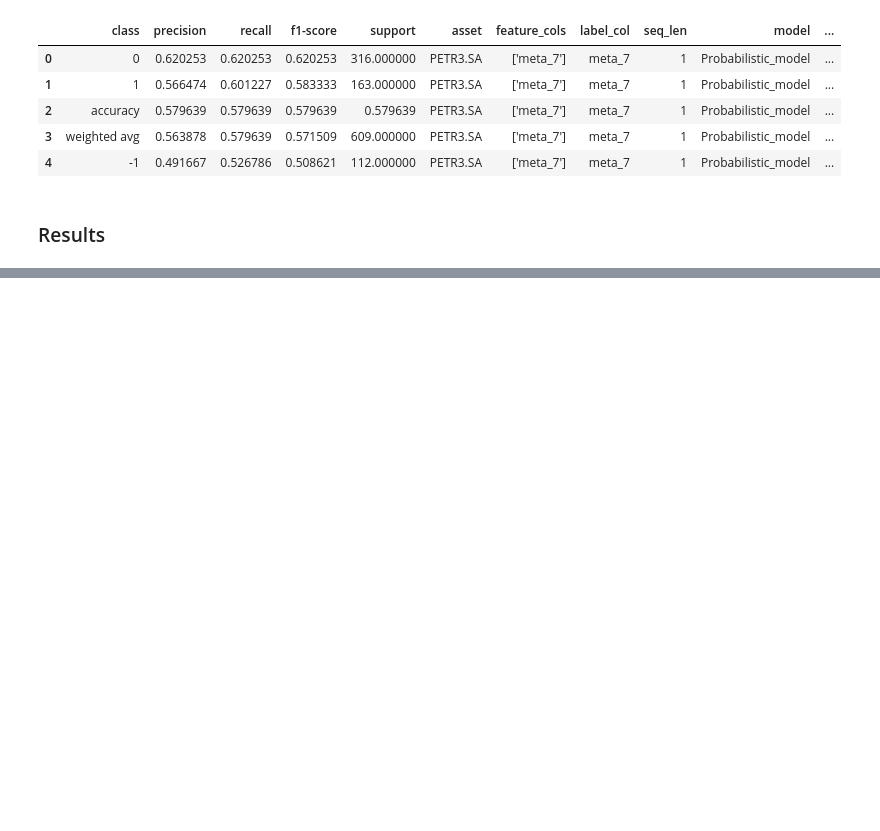
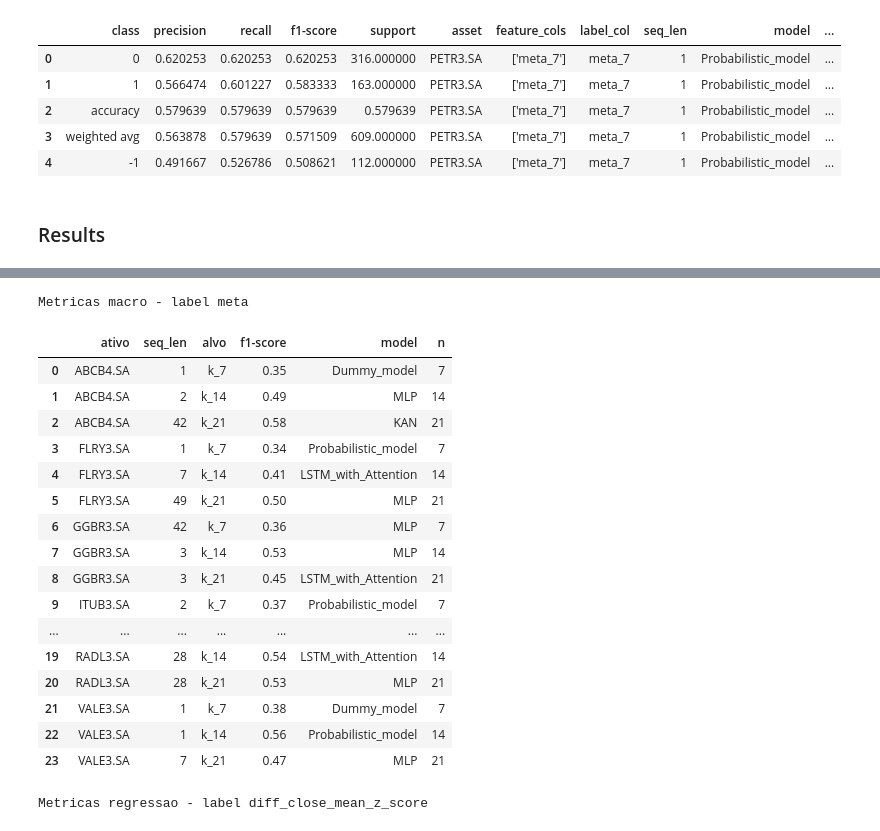
Before and after one commit to semcovici/Mean-Reversion-Prediction-with-Brazilian-Stocks-Market, a Jupyter notebook: notebooks/results_monografia.ipynb, the cells around one changed output, grey strips where cells are left out. Saved outputs shown, nothing was run; the diff lists cells and outputs as text; code cells hidden in the pictures; blank space fills up the shorter version.

```diff
--- a/notebooks/results_monografia.ipynb
+++ b/notebooks/results_monografia.ipynb
@@ -381,8 +239,8 @@ for label in reg.label_col.unique():
     print(f"label: {label}")
 
 
-    if 'meta' in label: label_formated = label.replace('meta', 'k')
-    if 'diff_close_mean_z_score' in label: label_formated = label.replace('diff_close_mean_z_score', 'z')
+    # if 'meta' in label: label_formated = label.replace('meta', 'k')
+    # if 'diff_close_mean_z_score' in label: label_formated = label.replace('diff_close_mean_z_score', 'z')
 
     df_plt = reg[(reg.label_col == label)]
 
@@ -391,10 +249,10 @@ for label in reg.label_col.unique():
         x="model",
         y="R-squared (R2)",
         points="all",
-        title = f'Distribuição de f1 para os experimentos \n label:{label_formated}'
+        title = f'Distribuição de R2 para os experimentos para a predição de {label}'
         )
 
-    fig.write_image(PATH_REPORTS + f"/images/box_plot_exp_dist_label={label_formated}_reg.png")
+    fig.write_image(PATH_REPORTS + f"/images/box_plot_exp_dist_label={label}_reg.png")
     # fig.update_traces(boxpoints=False)
     fig.show()
 # %% [output]
@@ -406,8 +264,9 @@ for label in macro_clf.label_col.unique():
 
     print(f"label: {label}")
 
-    if 'meta' in label: label_col = label.replace('meta', 'k')
-    if 'diff_close_mean_z_score' in label: label_col = label.replace('diff_close_mean_z_score', 'z')
+
+    # if 'meta' in label: label_col = label.replace('meta', 'k')
+    # if 'diff_close_mean_z_score' in label: label_col = label.replace('diff_close_mean_z_score', 'z')
 
     df_plt = macro_clf[(macro_clf.label_col == label)]
 
@@ -416,7 +275,7 @@ for label in macro_clf.label_col.unique():
         x="model",
         y="f1-score",
         points="all",
-        title = f'Distribuição dos resultados de f1 para os experimentos - label: {label}'
+        title = f'Distribuição dos resultados de F1-Score macro para os experimentos para a predição de {label}'
         )
 
     fig.write_image(PATH_REPORTS + f"/images/box_plot_exp_dist_label={label}_clf.png")
@@ -427,0 +376,49 @@ label: meta_21
+# %%
+metrics_clf = macro_clf[macro_clf.label_col.str.contains('k')].\
+drop(['support', 'scaling_method', 'prediction_type', 'class'], axis =1 ).\
+        rename({'asset': 'ativo', 'label_col': 'alvo'},axis=1)[['ativo','seq_len','alvo', 'f1-score', 'model']]
+
+# metrics_clf.alvo = metrics_clf.alvo.apply(lambda x: x.replace('meta', 'k'))
+
+metrics_clf['n'] = metrics_clf.alvo.apply(lambda x: int(x[x.find('_') + 1:]))
+
+
+
+
+metrics_reg = reg[reg.label_col.str.contains('z')].\
+    drop(['scaling_method', 'prediction_type', 'feature_cols'], axis = 1).\
+        rename({'asset': 'ativo', 'label_col': 'alvo','f1-score':'valor'},axis=1)[['ativo','seq_len','alvo', 'R-squared (R2)', 'model']].round(2)
+
+metrics_reg['n'] = metrics_reg.alvo.apply(lambda x: int(x[x.find('_') + 1:]))
+
+# metrics_reg.alvo = metrics_reg.alvo.apply(lambda x: x.replace('diff_close_mean_z_score', 'z'))
+
+better_k = metrics_clf.loc[metrics_clf.groupby(['alvo','ativo'])['f1-score'].idxmax()].round(2).sort_values(['ativo','n']).reset_index(drop=True).rename({'seq_len':'s', 'f1-score':'f1-score macro'},axis=1)
+better_z = metrics_reg.loc[metrics_reg.groupby(['alvo','ativo'])['R-squared (R2)'].idxmax()].round(2).sort_values(['ativo','n']).reset_index(drop=True)
+# %%
+print('Metricas macro - label meta')
+
+display(better_k)
+print('Metricas regressao - label diff_close_mean_z_score')
+
+display(better_z)
+# %% [output]
+Metricas macro - label meta
+|  | ativo | seq_len | alvo | f1-score | model | n |
+| 0 | ABCB4.SA | 1 | k_7 | 0.35 | Dummy_model | 7 |
+| 1 | ABCB4.SA | 2 | k_14 | 0.49 | MLP | 14 |
+| 2 | ABCB4.SA | 42 | k_21 | 0.58 | KAN | 21 |
+| 3 | FLRY3.SA | 1 | k_7 | 0.34 | Probabilistic_model | 7 |
+| 4 | FLRY3.SA | 7 | k_14 | 0.41 | LSTM_with_Attention | 14 |
+| 5 | FLRY3.SA | 49 | k_21 | 0.50 | MLP | 21 |
+| 6 | GGBR3.SA | 42 | k_7 | 0.36 | MLP | 7 |
+| 7 | GGBR3.SA | 3 | k_14 | 0.53 | MLP | 14 |
+| 8 | GGBR3.SA | 3 | k_21 | 0.45 | LSTM_with_Attention | 21 |
+| 9 | ITUB3.SA | 2 | k_7 | 0.37 | Probabilistic_model | 7 |
+| ... | ... | ... | ... | ... | ... | ... |
+| 19 | RADL3.SA | 28 | k_14 | 0.54 | LSTM_with_Attention | 14 |
+| 20 | RADL3.SA | 28 | k_21 | 0.53 | MLP | 21 |
+| 21 | VALE3.SA | 1 | k_7 | 0.38 | Dummy_model | 7 |
+| 22 | VALE3.SA | 1 | k_14 | 0.56 | Probabilistic_model | 14 |
+| 23 | VALE3.SA | 7 | k_21 | 0.47 | MLP | 21 |
+Metricas regressao - label diff_close_mean_z_score
```
Also changed, not shown: parts of 21 cells of this notebook.
